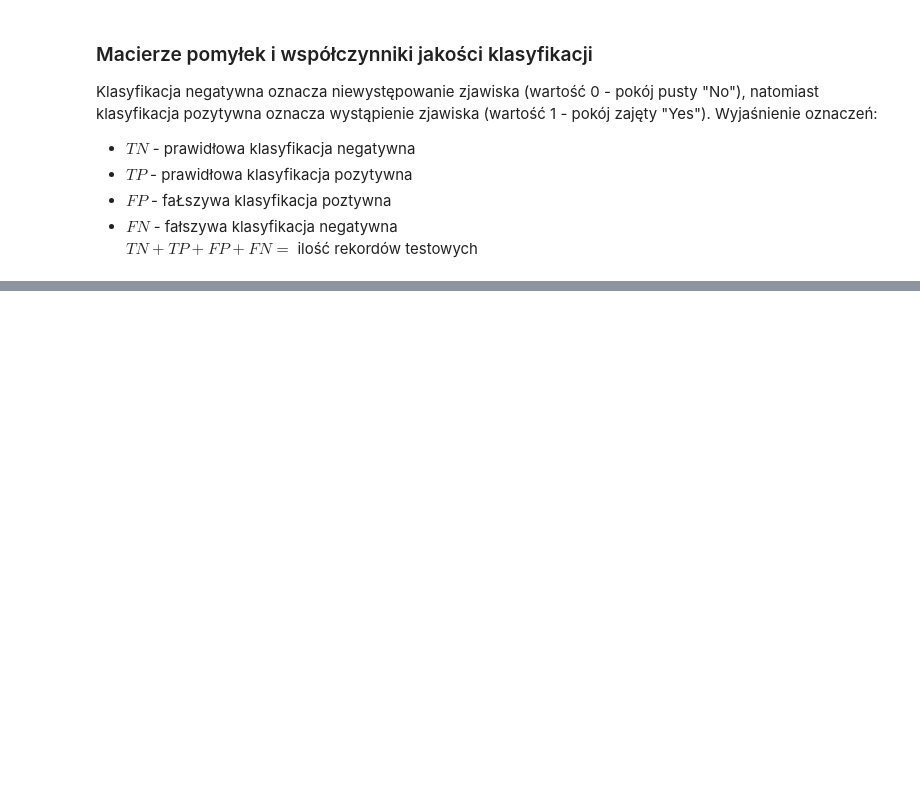
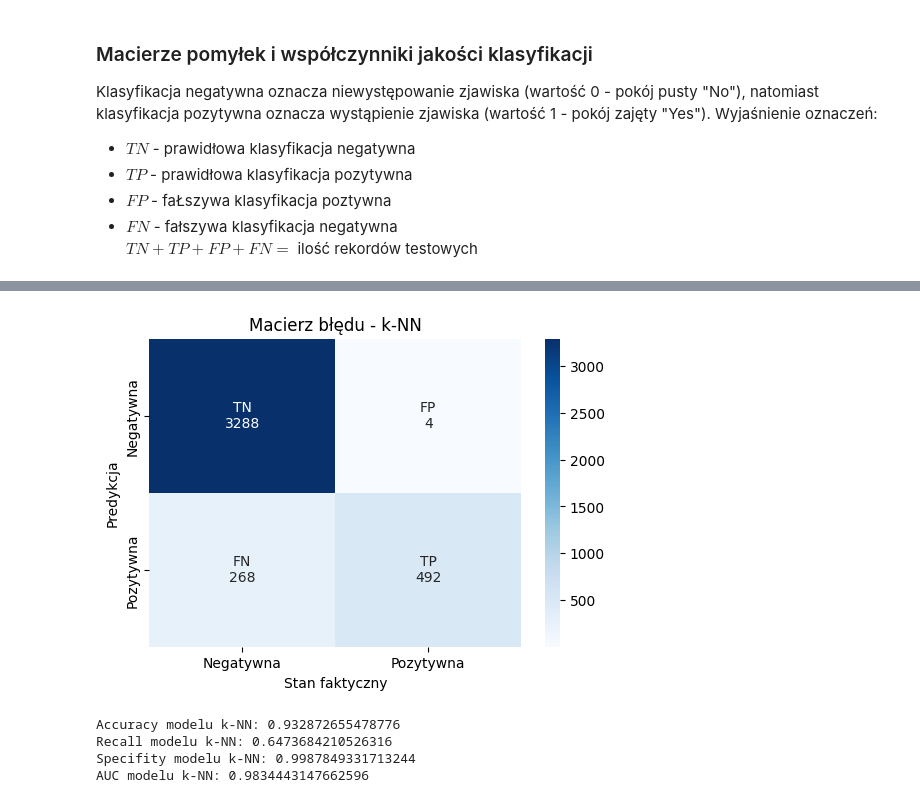
Before and after one commit to Soldier211/systemy-bi, a Jupyter notebook: projekt.ipynb, the cells around one changed output, grey strips where cells are left out. Saved outputs shown, nothing was run; the diff lists cells and outputs as text; code cells hidden in the pictures; blank space fills up the shorter version.

```diff
--- a/projekt.ipynb
+++ b/projekt.ipynb
@@ -328,0 +347,52 @@ plt.show()
+# %%
+# Stworzenie i dopasowanie modelu 48-NN
+knn_model = KNeighborsClassifier(n_neighbors=1048, weights='uniform', algorithm='auto')
+knn_model.fit(X_train, y_train.values.ravel())
+
+# Dokonaj predykcji na danych testowych
+y_pred_knn = knn_model.predict(X_val)
+y_proba_knn = knn_model.predict_proba(X_val)[:, 1]
+
+# Klasyfikator 1-NN
+knn_cm = confusion_matrix(y_val, y_pred_knn)
+knn_tn, knn_fp, knn_fn, knn_tp = knn_cm.ravel()
+
+# Macierz pomyłek
+confusion_matrix_data = [
+    [knn_tn, knn_fp],
+    [knn_fn, knn_tp]
+]
+
+# Etykiety dla macierzy pomyłek
+confusion_matrix_labels = [
+    [f"TN\n{knn_tn}", f"FP\n{knn_fp}"],
+    [f"FN\n{knn_fn}", f"TP\n{knn_tp}"]
+]
+
+# Rysowanie macierzy pomyłek
+plt.figure(figsize=(6, 4))
+ax = sns.heatmap(confusion_matrix_data, annot=confusion_matrix_labels, fmt="", cmap="Blues",
+            xticklabels=["Negatywna", "Pozytywna"],
+            yticklabels=["Negatywna", "Pozytywna"])
+
+plt.title("Macierz błędu - k-NN")
+plt.xlabel("Stan faktyczny")
+plt.ylabel("Predykcja")
+plt.show()
+# %% [output]
+[figure, added]
+# %%
+accuracy_knn = accuracy_score(y_val, y_pred_knn)
+recall_knn = recall_score(y_val, y_pred_knn)
+specifity_knn = recall_score(y_val, y_pred_knn, pos_label=0)
+auc_knn = roc_auc_score(y_val, y_proba_knn)
+
+print("Accuracy modelu k-NN:", accuracy_knn)
+print("Recall modelu k-NN:", recall_knn)
+print("Specifity modelu k-NN:", specifity_knn)
+print("AUC modelu k-NN:", auc_knn)
+# %% [output]
+Accuracy modelu k-NN: 0.932872655478776
+Recall modelu k-NN: 0.6473684210526316
+Specifity modelu k-NN: 0.9987849331713244
+AUC modelu k-NN: 0.9834443147662596
```
Also changed, not shown: parts of 14 cells of this notebook, 1 other file.
